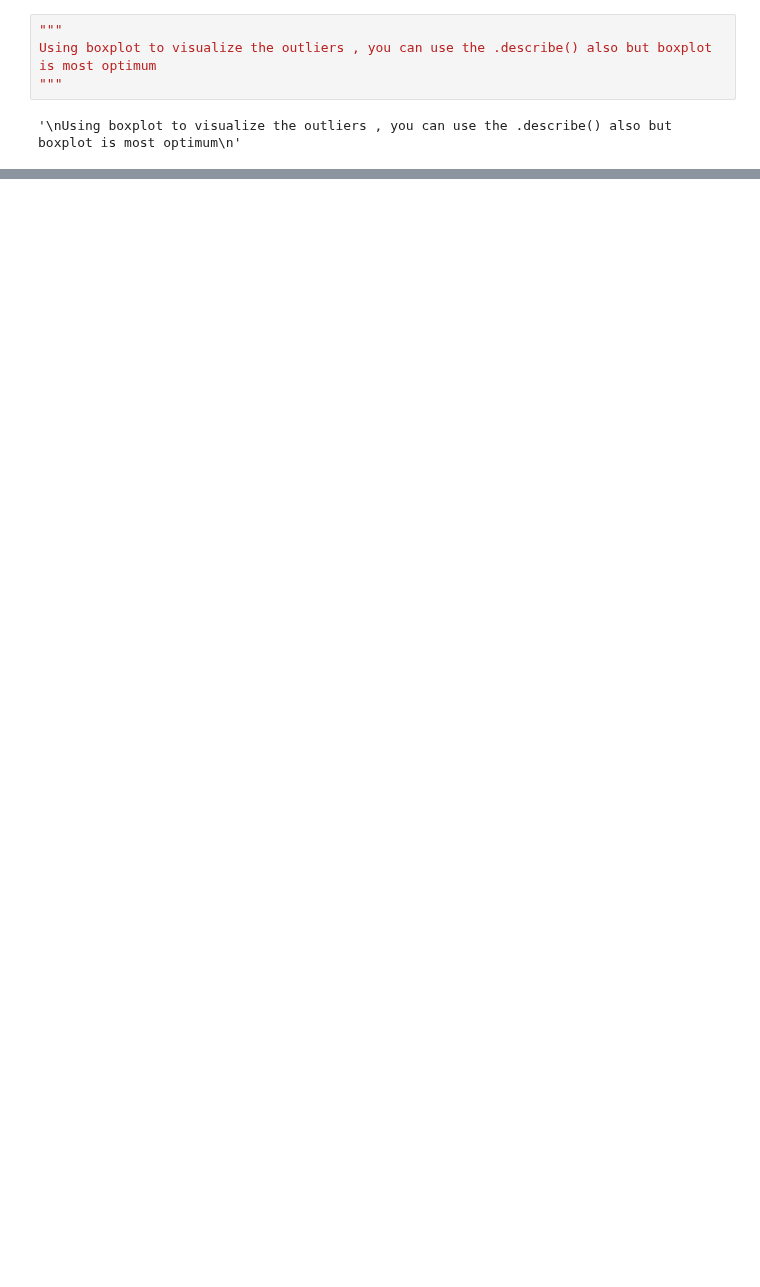
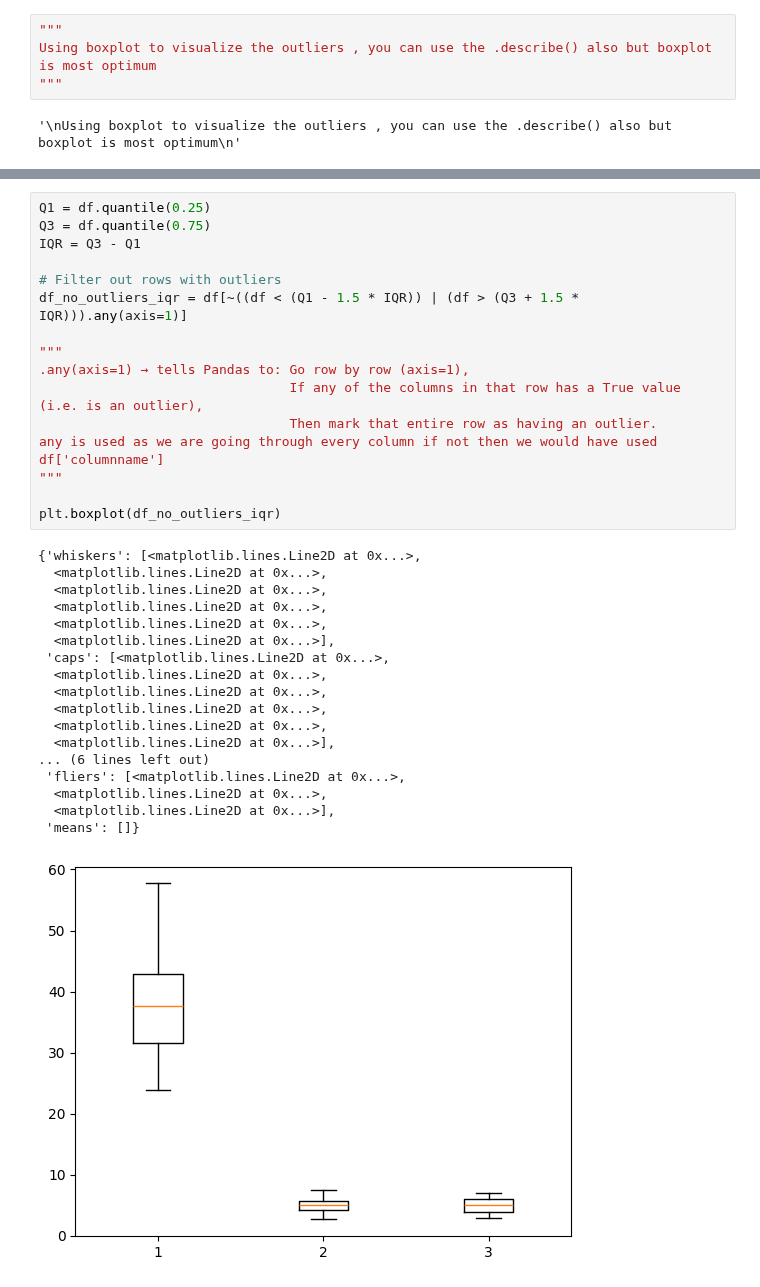
Before and after one commit to KedarDamale/Data-Science, a Jupyter notebook: Data-science/3.Data-pre-processing.ipynb, the cells around one changed output, grey strips where cells are left out. Cells and saved outputs as stored; diff of their text form; blank space fills up the shorter version.

```diff
--- a/Data-science/3.Data-pre-processing.ipynb
+++ b/Data-science/3.Data-pre-processing.ipynb
@@ -952,0 +979,35 @@ ax[2].boxplot(df['projects_completed'])
+# %%
+Q1 = df.quantile(0.25)
+Q3 = df.quantile(0.75)
+IQR = Q3 - Q1
+
+# Filter out rows with outliers
+df_no_outliers_iqr = df[~((df < (Q1 - 1.5 * IQR)) | (df > (Q3 + 1.5 * IQR))).any(axis=1)]
+
+"""
+.any(axis=1) → tells Pandas to: Go row by row (axis=1),
+                                If any of the columns in that row has a True value (i.e. is an outlier),
+                                Then mark that entire row as having an outlier.
+any is used as we are going through every column if not then we would have used df['columnname']
+"""
+
+plt.boxplot(df_no_outliers_iqr)
+# %% [output]
+{'whiskers': [<matplotlib.lines.Line2D at 0x...>,
+  <matplotlib.lines.Line2D at 0x...>,
+  <matplotlib.lines.Line2D at 0x...>,
+  <matplotlib.lines.Line2D at 0x...>,
+  <matplotlib.lines.Line2D at 0x...>,
+  <matplotlib.lines.Line2D at 0x...>],
+ 'caps': [<matplotlib.lines.Line2D at 0x...>,
+  <matplotlib.lines.Line2D at 0x...>,
+  <matplotlib.lines.Line2D at 0x...>,
+  <matplotlib.lines.Line2D at 0x...>,
+  <matplotlib.lines.Line2D at 0x...>,
+  <matplotlib.lines.Line2D at 0x...>],
+... (6 lines left out)
+ 'fliers': [<matplotlib.lines.Line2D at 0x...>,
+  <matplotlib.lines.Line2D at 0x...>,
+  <matplotlib.lines.Line2D at 0x...>],
+ 'means': []}
+[figure, added]
```
Also changed, not shown: parts of 10 cells of this notebook.
